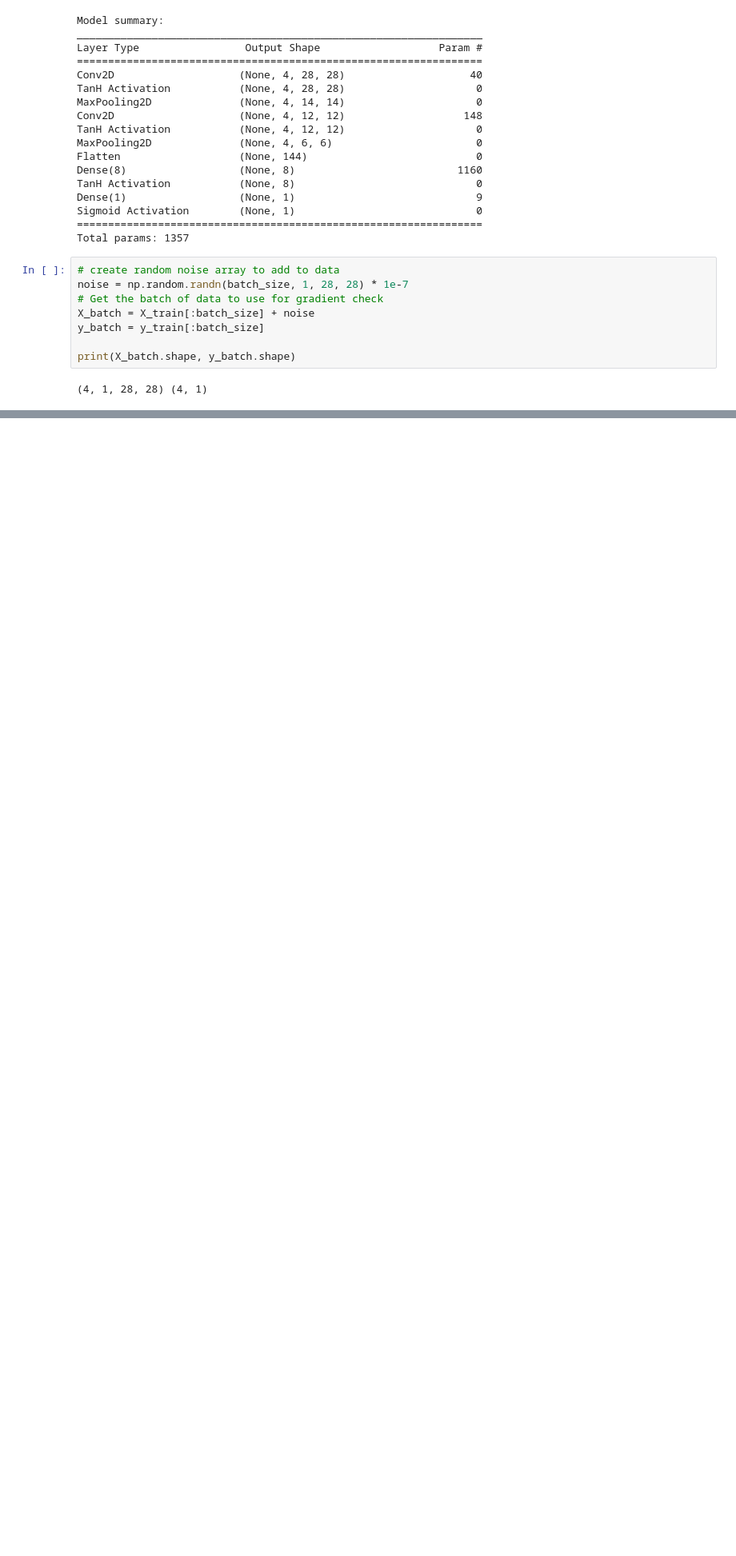
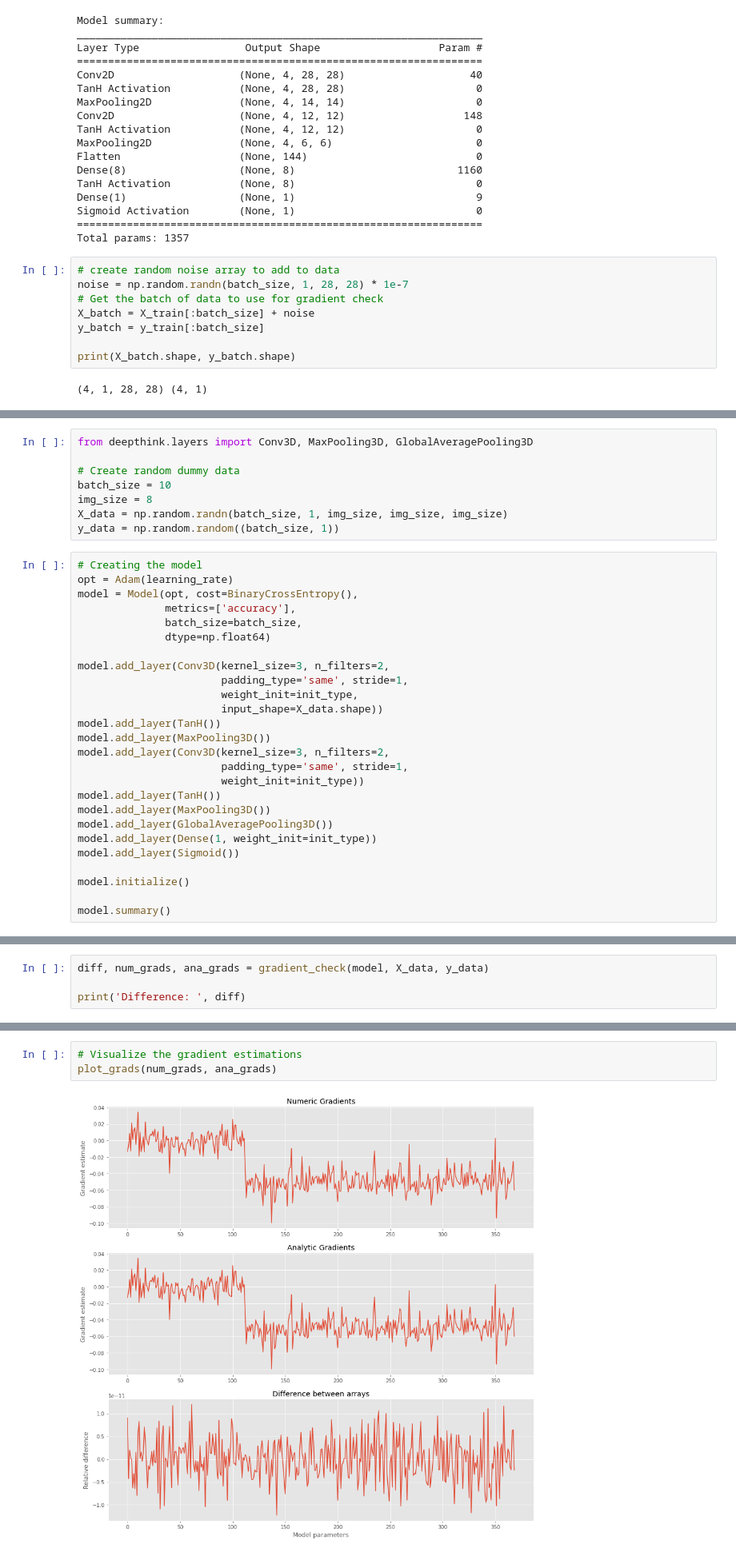
Before and after one commit to Caff1982/DeepThink, a Jupyter notebook: examples/Gradient Checking.ipynb, the cells around one changed output, grey strips where cells are left out. Shown: that part at 80% size. Drawn from its saved outputs; the diff is of its cells as text; blank space fills up the shorter version.

Commit message:
Added 3D input gradient check

```diff
--- a/examples/Gradient Checking.ipynb
+++ b/examples/Gradient Checking.ipynb
@@ -504,0 +494,34 @@ plot_grads(num_grads, ana_grads)
+# %%
+from deepthink.layers import Conv3D, MaxPooling3D, GlobalAveragePooling3D
+
+# Create random dummy data
+batch_size = 10
+img_size = 8
+X_data = np.random.randn(batch_size, 1, img_size, img_size, img_size)
+y_data = np.random.random((batch_size, 1))
+# %%
+# Creating the model
+opt = Adam(learning_rate)
+model = Model(opt, cost=BinaryCrossEntropy(),
+              metrics=['accuracy'],
+              batch_size=batch_size,
+              dtype=np.float64)
+
+model.add_layer(Conv3D(kernel_size=3, n_filters=2,
+                       padding_type='same', stride=1,
+                       weight_init=init_type,
+                       input_shape=X_data.shape))
+model.add_layer(TanH())
+model.add_layer(MaxPooling3D())
+model.add_layer(Conv3D(kernel_size=3, n_filters=2,
+                       padding_type='same', stride=1,
+                       weight_init=init_type))
+model.add_layer(TanH())
+model.add_layer(MaxPooling3D())
+model.add_layer(GlobalAveragePooling3D())
+model.add_layer(Dense(1, weight_init=init_type))
+model.add_layer(Sigmoid())
+
+model.initialize()
+
+model.summary()
@@ -504,0 +541,4 @@ plot_grads(num_grads, ana_grads)
+# %%
+diff, num_grads, ana_grads = gradient_check(model, X_data, y_data)
+
+print('Difference: ', diff)
@@ -504,0 +549,5 @@ plot_grads(num_grads, ana_grads)
+# %%
+# Visualize the gradient estimations
+plot_grads(num_grads, ana_grads)
+# %% [output]
+[figure, added]
```
Also changed, not shown: parts of 11 cells of this notebook.
